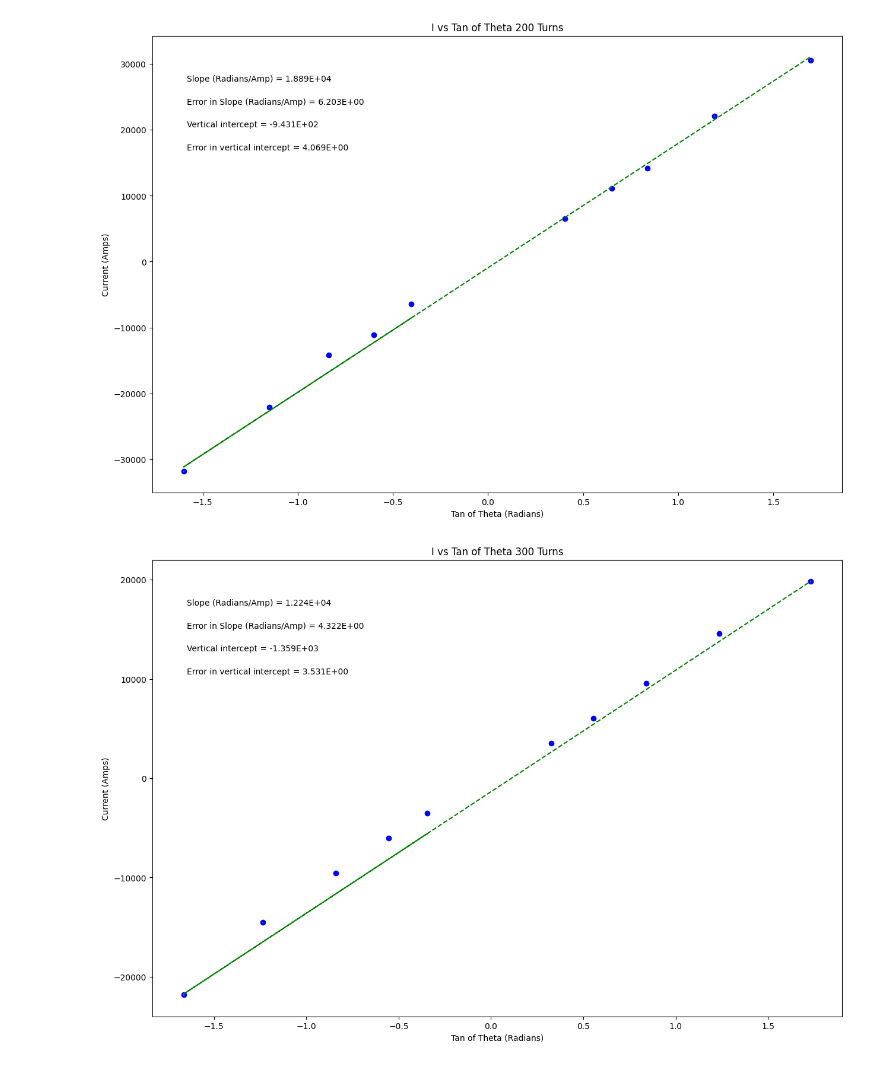
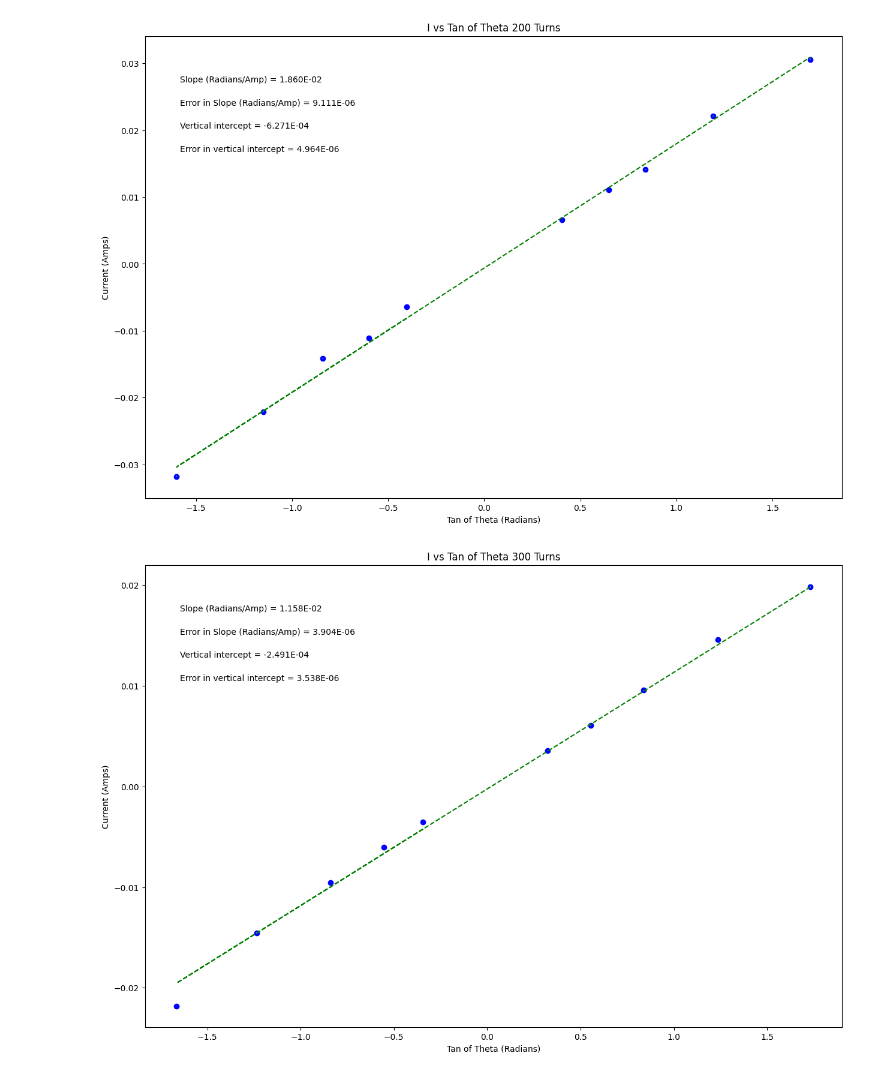
Before and after one commit to ELoran2435/PhysicsSpring2025, a Jupyter notebook: MeasuringMagneticFieldALLGRAPHS.ipynb, the cells around one changed output. Drawn from its saved outputs; the diff is of its cells as text; code cells hidden in the pictures.

```diff
--- a/MeasuringMagneticFieldALLGRAPHS.ipynb
+++ b/MeasuringMagneticFieldALLGRAPHS.ipynb
@@ -21,9 +21,9 @@ import matplotlib.pyplot as plt
 
 xvariable_tantheta = np.array([-0.383864035, -0.5773502692, -0.8097840332, -1.110612515, -1.732050808, 0.3249196962, 0.5773502692, 0.839099631, 1.191753593, 1.664279482])
 
-yvariable_I = np.array([-13670, -19660, -27300, -41000, -72200, 9820, 19710, 27400, 41000, 53900])
+yvariable_I = np.array([-0.013670, -0.019660, -0.027300, -0.041000, -0.072200, 0.009820, 0.019710, 0.027400, 0.041000, 0.053900])
 
-err_yvariable_I = np.array([10, 10, 100, 100, 100, 10, 10, 100, 100, 100])
+err_yvariable_I = np.array([.00001, .00001, .0001, .0001, .0001, .00001, .00001, .0001, .0001, .0001])
 
 
 
@@ -141,9 +141,9 @@ import matplotlib.pyplot as plt
 
 xvariable_tantheta = np.array([-0.4040262258, -0.600860619, -0.8390996312, -1.150368407, -1.600334529, 0.4040262258, 0.6494075932, 0.8390996312, 1.191753593, 1.697663119])
 
-yvariable_I = np.array([-6460, -11090, -14160, -22100, -31800, 6550, 11110, 14160, 22100, 30600])
+yvariable_I = np.array([-0.006460, -0.011090, -0.014160, -0.022100, -0.031800, 0.006550, 0.011110, 0.014160, 0.022100, 0.030600])
 
-err_yvariable_I = np.array([10, 10, 10, 100, 100, 10, 10, 10, 100, 100])
+err_yvariable_I = np.array([.00001, .00001, .0001, .0001, .0001, .00001, .00001, .0001, .0001, .0001])
 
 
 
@@ -239,7 +239,7 @@ plt.annotate('Error in vertical intercept = {value:.{digits}E}'.format(value=db,
 
 plt.show()
 # %% [output]
-[figure, old version]
+[figure, new version]
 # %%
 #PHSX 216 & 218 plotting code
 #Ellen Loran
@@ -261,9 +261,9 @@ import matplotlib.pyplot as plt
 
 xvariable_tantheta = np.array([-0.3443276133, -0.5543090515, -0.8390996312, -1.234897157, -1.664279482, 0.3249196962, 0.5543090515, 0.8390996312, 1.234897157, 1.732050808])
 
-yvariable_I = np.array([-3530, -6010, -9540, -14540, -21800, 3530, 6030, 9550, 14560, 19800])
+yvariable_I = np.array([-0.003530, -0.006010, -0.009540, -0.014540, -0.021800, 0.003530, 0.006030, 0.009550, 0.014560, 0.019800])
 
-err_yvariable_I = np.array([10, 10, 10, 10, 100, 10, 10, 10, 10, 100])
+err_yvariable_I = np.array([.00001, .00001, .00001, .0001, .00001, .00001, .00001, .00001, .00001, .0001])
 
 
 
@@ -332,31 +332,31 @@ elif annotation_placement==3 or annotation_placement==4:
 #Don't need to change anything in this section!
 
 #Plot data on graph. Plot error bars and place values for slope,
 #error in slope, and vertical intercept (plus error) on the plot using "annotate"
 
 plt.figure(figsize=(15,10))
 
 plt.plot(x, fit, color='green', linestyle='--')
 plt.scatter(x, y, color='blue', marker='o')
 
 plt.xlabel(x_label)
 plt.ylabel(y_label)
 plt.title(plot_title)
 
 plt.errorbar(x, y, yerr=dy, xerr=None, fmt="none") #don't need to plot x error bars
 
 plt.annotate('Slope ({}) = {value:.{digits}E}'.format(slope_units,value=m, digits=3),
              (xpos, ypos[0]), xycoords='axes fraction')
 
 plt.annotate('Error in Slope ({}) = {value:.{digits}E}'.format(slope_units,value=dm, digits=3),
              (xpos, ypos[1]), xycoords='axes fraction')
 
 plt.annotate('Vertical intercept = {value:.{digits}E}'.format(value=b, digits=3),
              (xpos, ypos[2]), xycoords='axes fraction')
 
 plt.annotate('Error in vertical intercept = {value:.{digits}E}'.format(value=db, digits=3),
              (xpos, ypos[3]), xycoords='axes fraction')
 
 plt.show()
 # %% [output]
-[figure, old version]
+[figure, new version]
```
Also changed, not shown: parts of 1 cell of this notebook.
